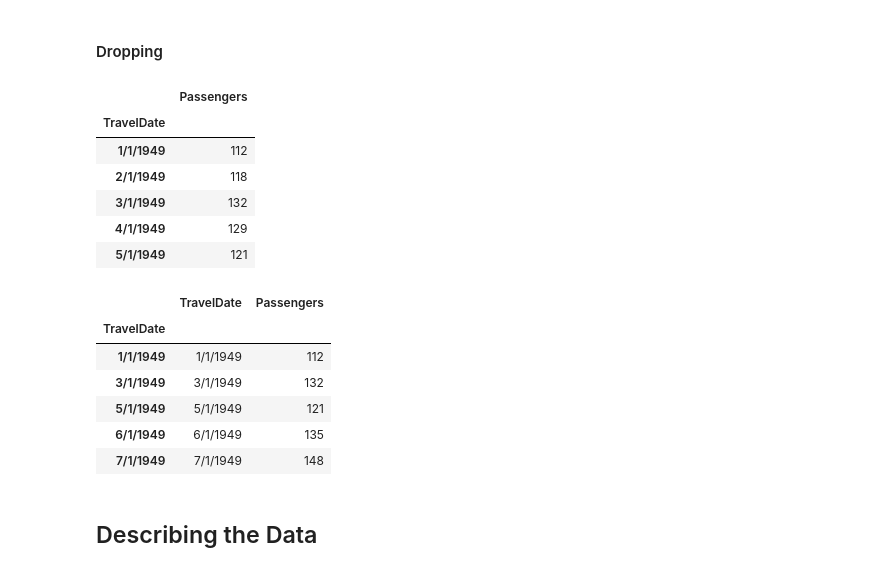
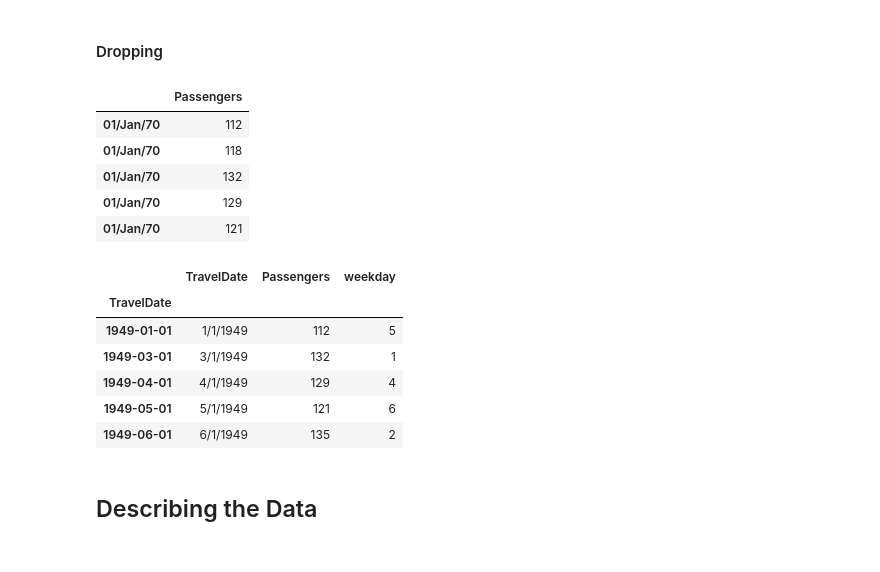
Before and after one commit to jbduarte/SGPE_Numerical_Course, a Jupyter notebook: Part 3- Data Analysis/14_Data_Analysis.ipynb, the cells around one changed output. Cells and saved outputs as stored; diff of their text form; code cells hidden in the pictures.

```diff
--- a/Part 3- Data Analysis/14_Data_Analysis.ipynb
+++ b/Part 3- Data Analysis/14_Data_Analysis.ipynb
@@ -228,6 +228,6 @@ data.head()
 | 1949-04-01 | 4/1/1949 | 129 |
 | 1949-05-01 | 5/1/1949 | 121 |
 # %%
-data.index = dates.strftime("%d/%m/%y")
+data.index = dates.strftime("%d/%b/%y")
 data.head()
 # %% [output]
@@ -315,3 +314,5 @@ And to access the first value (ie the value in first row, first column):
 - `df.loc["row", "column"]`
 # %% [markdown]
 The syntax for slicing is similar to what we've seen already: there are two methods `.loc` to access items by name, and `.iloc` to access them by position. The syntax for the former is `df.loc[start:stop:step, start:stop:step]`, where the first position is index name and the second is column name (and the same applies for numbers and `df.iloc`).
+# %%
+data['col3'] = 144*[1]
@@ -330,26 +347,27 @@ data.iloc[1:2, 0:1]
 #### Dropping
 # %%
 # To drop a variable
-data.drop(labels='TravelDate', axis=1).head(5)
+data.drop(labels=['TravelDate', 'col3'], axis=1).head(5)
 # %% [output]
 |  | Passengers |
-| TravelDate |  |
-| 1/1/1949 | 112 |
-| 2/1/1949 | 118 |
-| 3/1/1949 | 132 |
-| 4/1/1949 | 129 |
-| 5/1/1949 | 121 |
+| 01/Jan/70 | 112 |
+| 01/Jan/70 | 118 |
+| 01/Jan/70 | 132 |
+| 01/Jan/70 | 129 |
+| 01/Jan/70 | 121 |
+# %%
+data.index = data['TravelDate']
 # %%
 # To drop an observation
-data.drop(['2/1/1949', '4/1/1949'], axis=0).head(5)
+data.drop(pd.to_datetime('1949-02-01'), axis=0).head(5)
 # %% [output]
-|  | TravelDate | Passengers |
-| TravelDate |  |  |
-| 1/1/1949 | 1/1/1949 | 112 |
-| 3/1/1949 | 3/1/1949 | 132 |
-| 5/1/1949 | 5/1/1949 | 121 |
-| 6/1/1949 | 6/1/1949 | 135 |
-| 7/1/1949 | 7/1/1949 | 148 |
+|  | TravelDate | Passengers | weekday |
+| TravelDate |  |  |  |
+| 1949-01-01 | 1/1/1949 | 112 | 5 |
+| 1949-03-01 | 3/1/1949 | 132 | 1 |
+| 1949-04-01 | 4/1/1949 | 129 | 4 |
+| 1949-05-01 | 5/1/1949 | 121 | 6 |
+| 1949-06-01 | 6/1/1949 | 135 | 2 |
 # %% [markdown]
 <a name='describing'></a>
 ## Describing the Data
```
Also changed, not shown: parts of 30 cells of this notebook, 4 other files.
